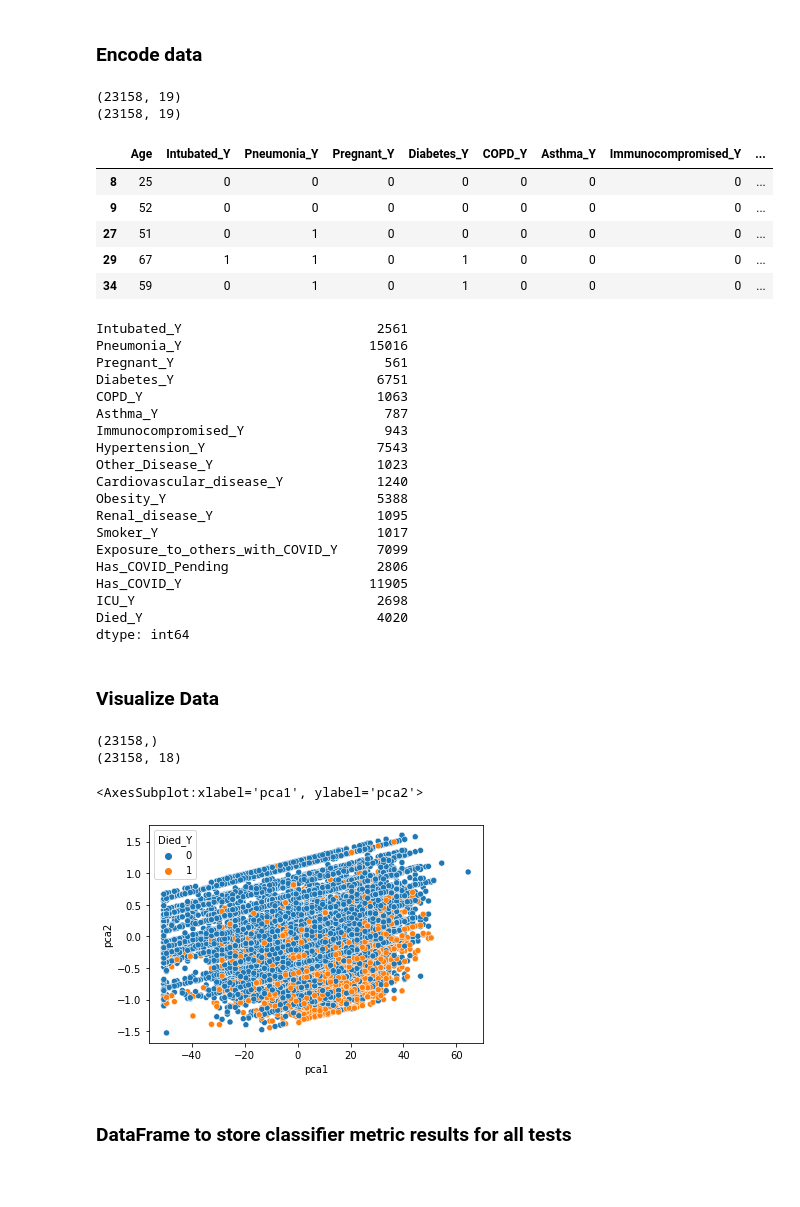
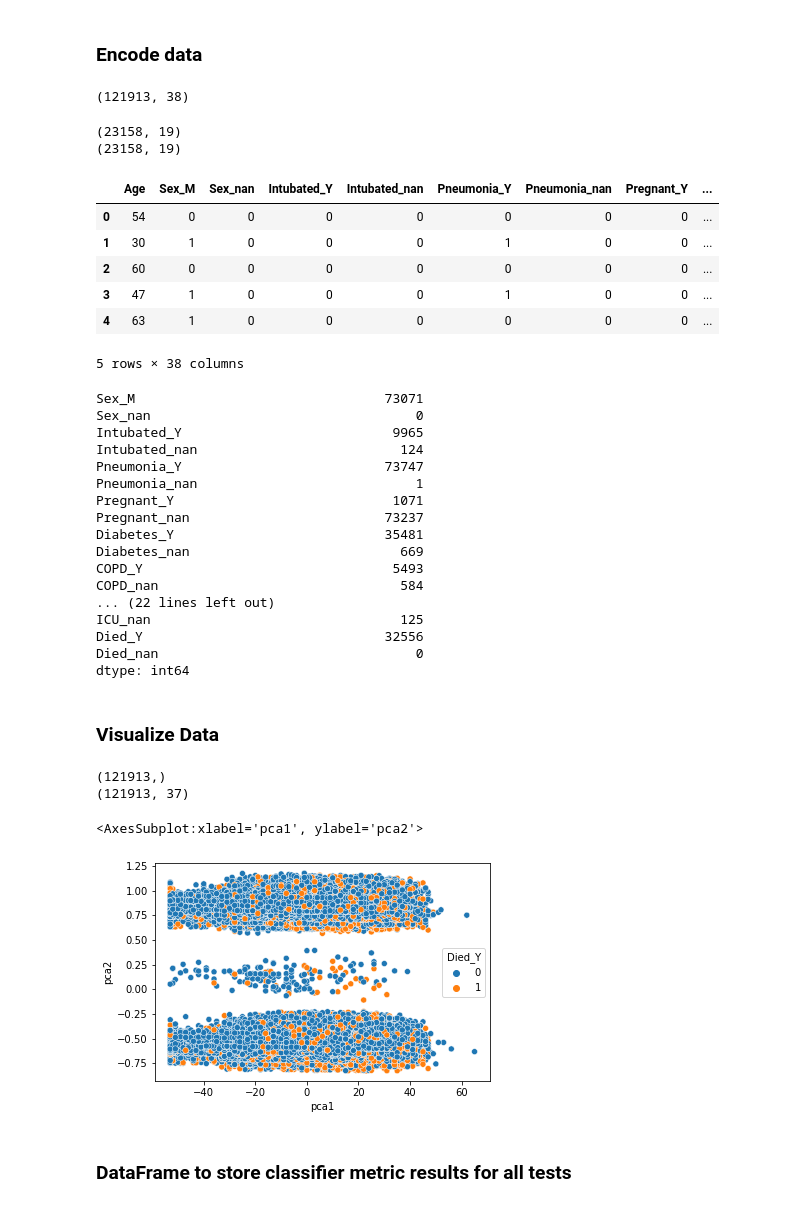
Before and after one commit to ryanquinnnelson/CMU-02718-HW3, a Jupyter notebook: HW_3_ryann.ipynb, the cells around one changed output. Cells and saved outputs as stored; diff of their text form; code cells hidden in the pictures; blank space fills up the shorter version.

```diff
--- a/HW_3_ryann.ipynb
+++ b/HW_3_ryann.ipynb
@@ -52,4 +52,11 @@ Y    32556
 Name: Died, dtype: int64
 # %% [markdown]
 ### Encode data
+# %%
+# convert categorical data to numerical values
+# drop one of each of the binary categories because it is not necessary (all info is encoded by one column)
+df_encoded=pd.get_dummies(df_original, drop_first=True,dummy_na=True)
+print(df_encoded.shape)
+# %% [output]
+(121913, 38)
 # %%
@@ -74,58 +81,57 @@ df_encoding1 = encode_data_1(df_original)
 (23158, 19)
 (23158, 19)
 # %%
-df_encoding1.head()
+df_encoded.head()
 # %% [output]
-|  | Age | Intubated_Y | Pneumonia_Y | Pregnant_Y | Diabetes_Y | COPD_Y | Asthma_Y | Immunocompromised_Y | ... |
-| 8 | 25 | 0 | 0 | 0 | 0 | 0 | 0 | 0 | ... |
-| 9 | 52 | 0 | 0 | 0 | 0 | 0 | 0 | 0 | ... |
-| 27 | 51 | 0 | 1 | 0 | 0 | 0 | 0 | 0 | ... |
-| 29 | 67 | 1 | 1 | 0 | 1 | 0 | 0 | 0 | ... |
-| 34 | 59 | 0 | 1 | 0 | 1 | 0 | 0 | 0 | ... |
+|  | Age | Sex_M | Sex_nan | Intubated_Y | Intubated_nan | Pneumonia_Y | Pneumonia_nan | Pregnant_Y | ... |
+| 0 | 54 | 0 | 0 | 0 | 0 | 0 | 0 | 0 | ... |
+| 1 | 30 | 1 | 0 | 0 | 0 | 1 | 0 | 0 | ... |
+| 2 | 60 | 0 | 0 | 0 | 0 | 0 | 0 | 0 | ... |
+| 3 | 47 | 1 | 0 | 0 | 0 | 1 | 0 | 0 | ... |
+| 4 | 63 | 1 | 0 | 0 | 0 | 0 | 0 | 0 | ... |
+5 rows × 38 columns
 # %%
-df_encoding1.drop('Age',axis='columns').sum(axis='rows')
+df_encoded.drop('Age',axis='columns').sum(axis='rows')
 # %% [output]
-Intubated_Y                         2561
-Pneumonia_Y                        15016
-Pregnant_Y                           561
-Diabetes_Y                          6751
-COPD_Y                              1063
-Asthma_Y                             787
-Immunocompromised_Y                  943
-Hypertension_Y                      7543
-Other_Disease_Y                     1023
-Cardiovascular_disease_Y            1240
-Obesity_Y                           5388
-Renal_disease_Y                     1095
-Smoker_Y                            1017
-Exposure_to_others_with_COVID_Y     7099
-Has_COVID_Pending                   2806
-Has_COVID_Y                        11905
-ICU_Y                               2698
-Died_Y                              4020
+Sex_M                                73071
+Sex_nan                                  0
+Intubated_Y                           9965
+Intubated_nan                          124
+Pneumonia_Y                          73747
+Pneumonia_nan                            1
+Pregnant_Y                            1071
+Pregnant_nan                         73237
+Diabetes_Y                           35481
+Diabetes_nan                           669
+COPD_Y                                5493
+COPD_nan                               584
+... (22 lines left out)
+ICU_nan                                125
+Died_Y                               32556
+Died_nan                                 0
 dtype: int64
 # %% [markdown]
 ### Visualize Data
 # %%
 # plot data so I can see what shape it takes
-y = df_encoding1['Died_Y']
+y = df_encoded['Died_Y']
 print(y.shape)
-X = df_encoding1.drop('Died_Y',axis='columns')
+X = df_encoded.drop('Died_Y',axis='columns')
 print(X.shape)
 # %% [output]
-(23158,)
-(23158, 18)
+(121913,)
+(121913, 37)
 # %%
 from sklearn.decomposition import PCA
 
 # use PCA to visualize data
-pca = PCA(n_components=2).fit_transform(df_encoding1.drop('Died_Y',axis='columns'))
+pca = PCA(n_components=2).fit_transform(df_encoded.drop('Died_Y',axis='columns'))
 df_pca_plot = pd.DataFrame(pca, columns=['pca1','pca2'])
 df_pca_plot_concat = df_pca_plot.assign(Died_Y=y.values)
 sns.scatterplot(x='pca1', y='pca2', data=df_pca_plot_concat, legend='full',hue='Died_Y')
 # %% [output]
 <AxesSubplot:xlabel='pca1', ylabel='pca2'>
-[figure, old version]
+[figure, new version]
 # %% [markdown]
 ### DataFrame to store classifier metric results for all tests
 # %%
```
Also changed, not shown: parts of 7 cells of this notebook.
